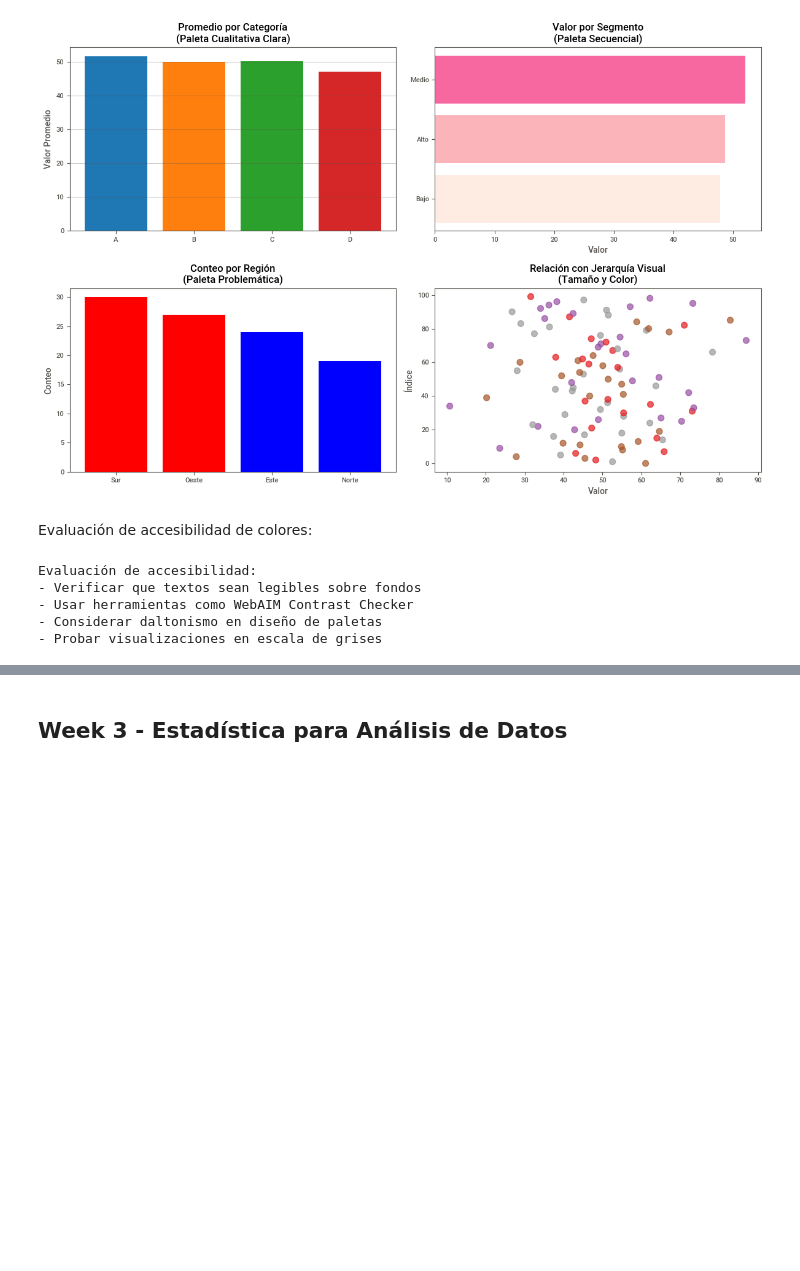
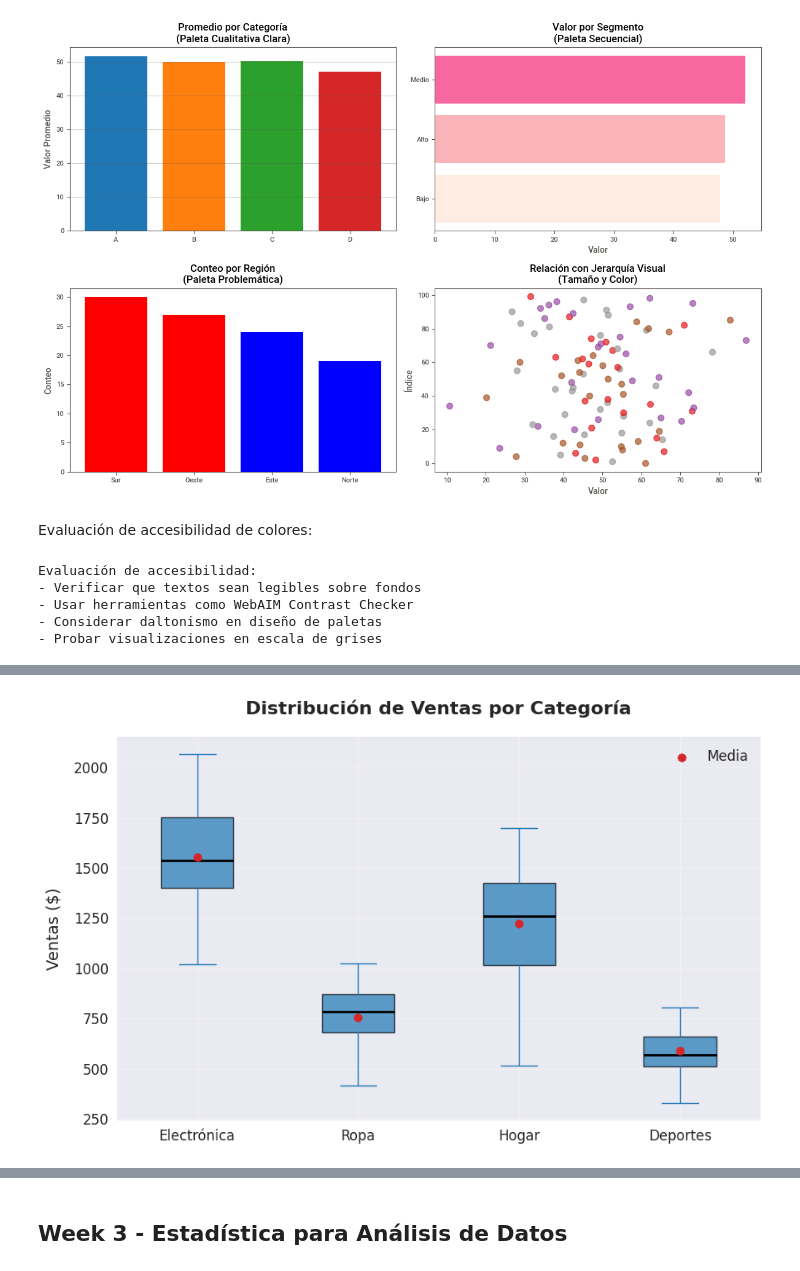
Before and after one commit to FeliProjects/talentops-activities, a Jupyter notebook: TalentOps_Month_2.ipynb, the cells around one changed output, grey strips where cells are left out. Saved outputs shown, nothing was run; the diff lists cells and outputs as text; code cells hidden in the pictures; blank space fills up the shorter version.

```diff
--- a/TalentOps_Month_2.ipynb
+++ b/TalentOps_Month_2.ipynb
@@ -1929,0 +2157,36 @@ Evaluación de accesibilidad:
+# %%
+# Datos por categoría
+ventas_por_categoria = {
+    'Electrónica': np.random.normal(1500, 300, 50),
+    'Ropa': np.random.normal(800, 150, 50),
+    'Hogar': np.random.normal(1200, 250, 50),
+    'Deportes': np.random.normal(600, 120, 50)
+}
+
+# Box plot comparativo
+fig, ax = plt.subplots(figsize=(10, 6))
+
+# Preparar datos para boxplot
+data = list(ventas_por_categoria.values())
+labels = list(ventas_por_categoria.keys())
+
+bp = ax.boxplot(data, labels=labels, patch_artist=True,
+                medianprops={'color': 'black', 'linewidth': 2},
+                boxprops={'facecolor': empresa_colors['primary'], 'alpha': 0.7},
+                whiskerprops={'color': empresa_colors['primary']},
+                capprops={'color': empresa_colors['primary']})
+
+ax.set_title('Distribución de Ventas por Categoría', fontweight='bold', pad=20)
+ax.set_ylabel('Ventas ($)', labelpad=10)
+ax.grid(True, alpha=0.3, axis='y')
+
+# Añadir valores medios como puntos
+for i, categoria in enumerate(labels):
+    media = np.mean(data[i])
+    ax.scatter(i+1, media, color=empresa_colors['warning'], s=50, zorder=3, label='Media' if i == 0 else "")
+
+ax.legend()
+plt.savefig('boxplot_categorias.png', dpi=300, bbox_inches='tight')
+plt.show()
+# %% [output]
+[figure, added]
```
Also changed, not shown: parts of 83 cells of this notebook.
